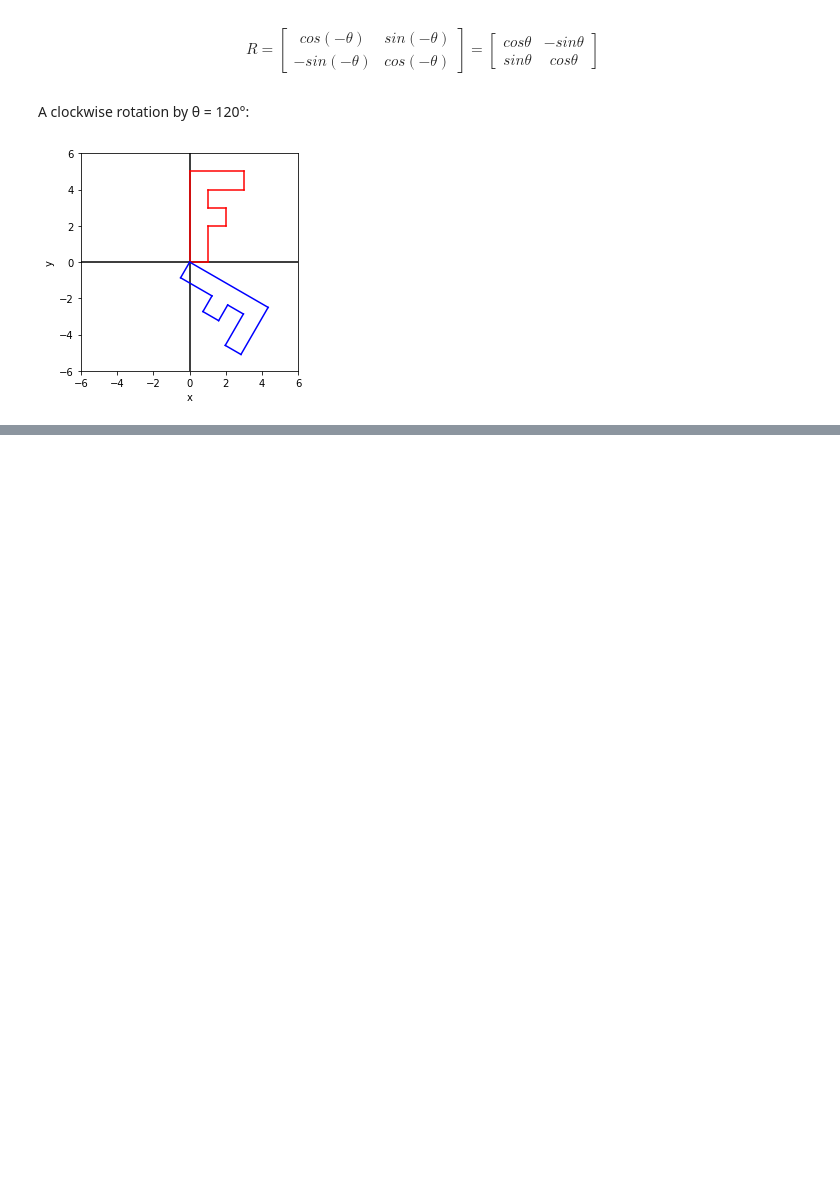
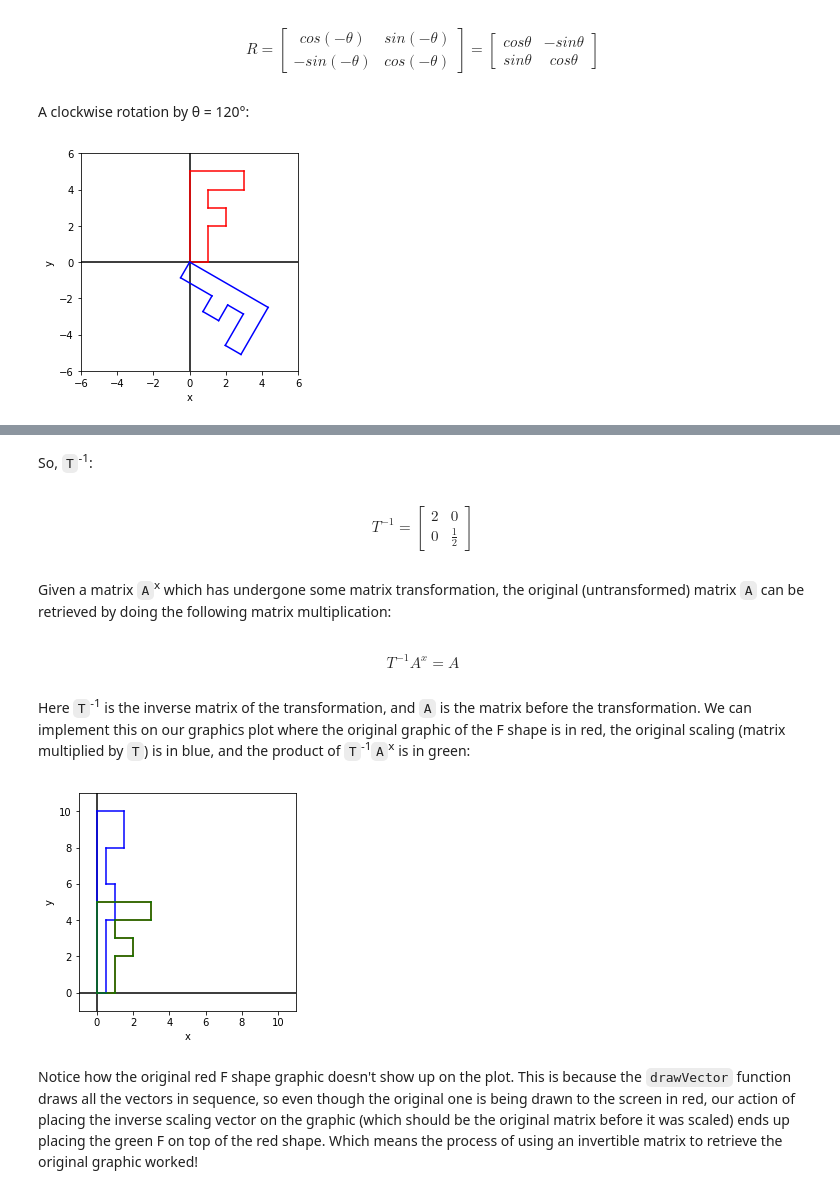
Before and after one commit to shahzeb1/notebook, a Jupyter notebook: linear-algebra/matrices-in-computer-graphics.ipynb, the cells around one changed output, grey strips where cells are left out. Saved outputs shown, nothing was run; the diff lists cells and outputs as text; code cells hidden in the pictures; blank space fills up the shorter version.

Commit message:
Complete inverse transforms

```diff
--- a/linear-algebra/matrices-in-computer-graphics.ipynb
+++ b/linear-algebra/matrices-in-computer-graphics.ipynb
@@ -449,0 +516,34 @@ drawVector([[fShape, "red"],[rotated, "blue"]], 6, False)
+# %% [markdown]
+So, `T`<sup>-1</sup>:
+# %%
+%%%latex
+$$T^{-1} = \begin{bmatrix}
+2 & 0 \\
+0 & \frac{1}{2}
+\end{bmatrix}$$
+# %% [output]
+$$T^{-1} = \begin{bmatrix}
+2 & 0 \\
+0 & \frac{1}{2}
+\end{bmatrix}$$
+# %% [markdown]
+Given a matrix `A`<sup>x</sup> which has undergone some matrix transformation, the original (untransformed) matrix `A` can be retrieved by doing the following matrix multiplication:
+# %%
+%%%latex
+$$T^{-1}A^{x}=A$$
+# %% [output]
+$$T^{-1}A^{x}=A$$
+# %% [markdown]
+Here `T`<sup>-1</sup> is the inverse matrix of the transformation, and `A` is the matrix before the transformation. We can implement this on our graphics plot where the original graphic of the F shape is in red, the original scaling (matrix multiplied by `T`) is in blue, and the product of `T`<sup>-1</sup>`A`<sup>x</sup> is in green:
+# %%
+originalScalingMatrix = np.array([[1/2,0], # define the original T
+                                  [0,2]])
+inverseScalingMatrix = np.array([[2,0], # define the inverse T
+                                 [0,1/2]])
+originalScale = np.matmul(fShape, originalScalingMatrix); # do the matrix mult
+inverseScaling = np.matmul(originalScale, inverseScalingMatrix); # do the matrix mult
+drawVector([[fShape, "red"],[originalScale, "blue"], [inverseScaling, "green"]], 11)
+# %% [output]
+[figure, added]
+# %% [markdown]
+Notice how the original red F shape graphic doesn't show up on the plot. This is because the `drawVector` function draws all the vectors in sequence, so even though the original one is being drawn to the screen in red, our action of placing the inverse scaling vector on the graphic (which should be the original matrix before it was scaled) ends up placing the green F on top of the red shape. Which means the process of using an invertible matrix to retrieve the original graphic worked!
```
Also changed, not shown: parts of 20 cells of this notebook.
